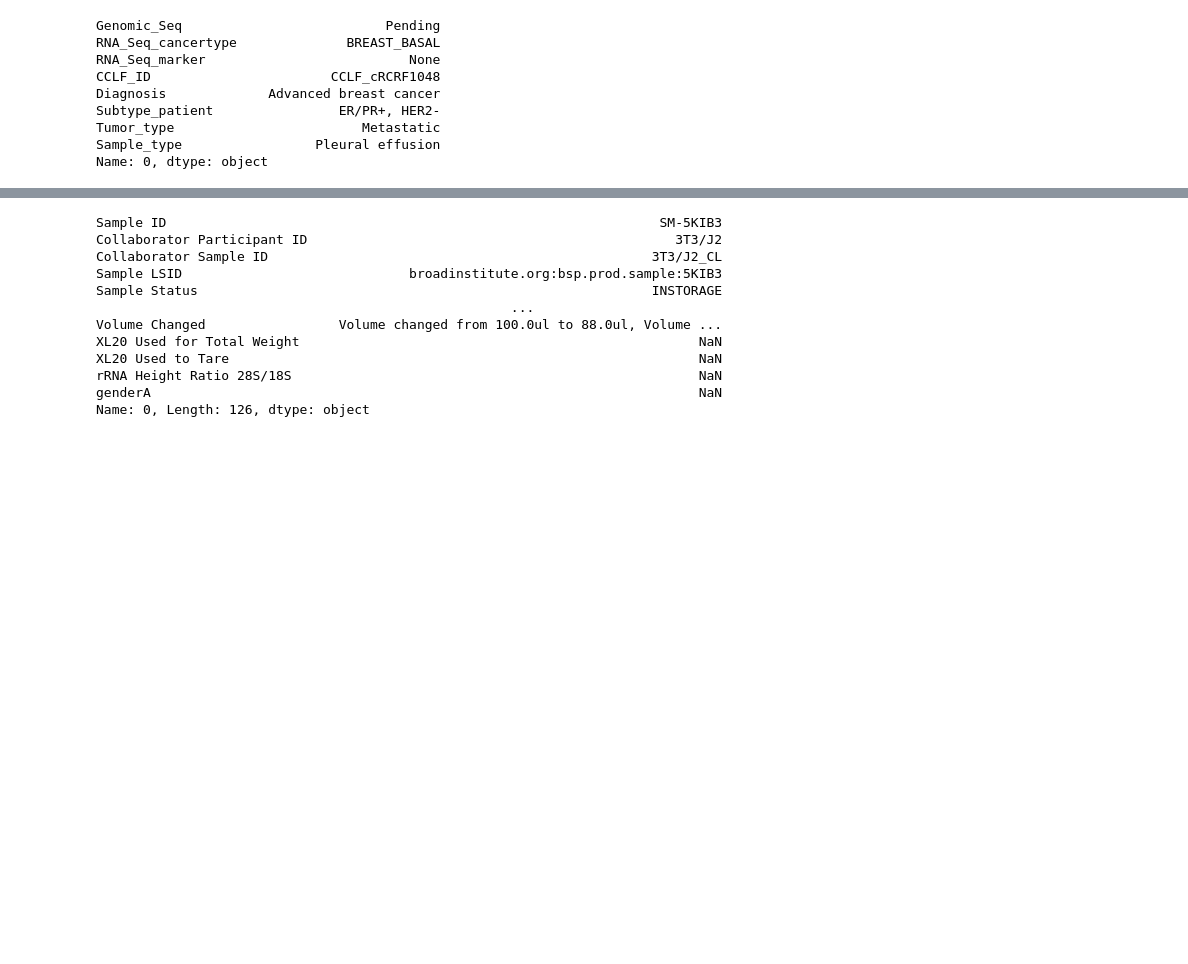
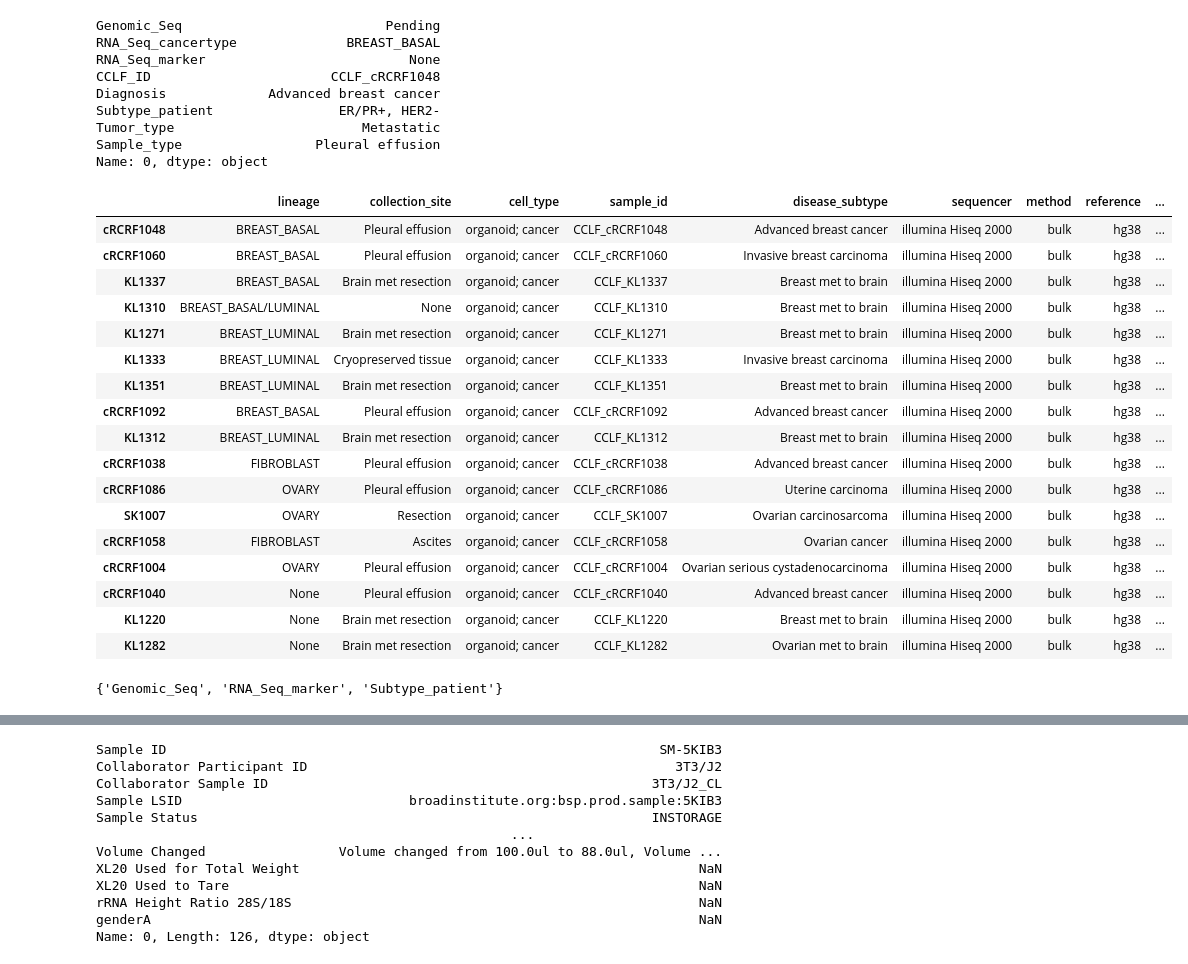
Before and after one commit to broadinstitute/celligner2, a Jupyter notebook: RNA_loading_human.ipynb, the cells around one changed output, grey strips where cells are left out. Drawn from its saved outputs; the diff is of its cells as text; code cells hidden in the pictures; blank space fills up the shorter version.

```diff
--- a/RNA_loading_human.ipynb
+++ b/RNA_loading_human.ipynb
@@ -257,12 +260,39 @@ Subtype_patient                ER/PR+, HER2-
 Tumor_type                        Metastatic
 Sample_type                 Pleural effusion
 Name: 0, dtype: object
+# %%
+cclf_orga_info
+# age, sex, media?
+# %% [output]
+|  | lineage | collection_site | cell_type | sample_id | disease_subtype | sequencer | method | reference | ... |
+| cRCRF1048 | BREAST_BASAL | Pleural effusion | organoid; cancer | CCLF_cRCRF1048 | Advanced breast cancer | illumina Hiseq 2000 | bulk | hg38 | ... |
+| cRCRF1060 | BREAST_BASAL | Pleural effusion | organoid; cancer | CCLF_cRCRF1060 | Invasive breast carcinoma | illumina Hiseq 2000 | bulk | hg38 | ... |
+| KL1337 | BREAST_BASAL | Brain met resection | organoid; cancer | CCLF_KL1337 | Breast met to brain | illumina Hiseq 2000 | bulk | hg38 | ... |
+| KL1310 | BREAST_BASAL/LUMINAL | None | organoid; cancer | CCLF_KL1310 | Breast met to brain | illumina Hiseq 2000 | bulk | hg38 | ... |
+| KL1271 | BREAST_LUMINAL | Brain met resection | organoid; cancer | CCLF_KL1271 | Breast met to brain | illumina Hiseq 2000 | bulk | hg38 | ... |
+| KL1333 | BREAST_LUMINAL | Cryopreserved tissue | organoid; cancer | CCLF_KL1333 | Invasive breast carcinoma | illumina Hiseq 2000 | bulk | hg38 | ... |
+| KL1351 | BREAST_LUMINAL | Brain met resection | organoid; cancer | CCLF_KL1351 | Breast met to brain | illumina Hiseq 2000 | bulk | hg38 | ... |
+| cRCRF1092 | BREAST_BASAL | Pleural effusion | organoid; cancer | CCLF_cRCRF1092 | Advanced breast cancer | illumina Hiseq 2000 | bulk | hg38 | ... |
+| KL1312 | BREAST_LUMINAL | Brain met resection | organoid; cancer | CCLF_KL1312 | Breast met to brain | illumina Hiseq 2000 | bulk | hg38 | ... |
+| cRCRF1038 | FIBROBLAST | Pleural effusion | organoid; cancer | CCLF_cRCRF1038 | Advanced breast cancer | illumina Hiseq 2000 | bulk | hg38 | ... |
+| cRCRF1086 | OVARY | Pleural effusion | organoid; cancer | CCLF_cRCRF1086 | Uterine carcinoma | illumina Hiseq 2000 | bulk | hg38 | ... |
+| SK1007 | OVARY | Resection | organoid; cancer | CCLF_SK1007 | Ovarian carcinosarcoma | illumina Hiseq 2000 | bulk | hg38 | ... |
+| cRCRF1058 | FIBROBLAST | Ascites | organoid; cancer | CCLF_cRCRF1058 | Ovarian cancer | illumina Hiseq 2000 | bulk | hg38 | ... |
+| cRCRF1004 | OVARY | Pleural effusion | organoid; cancer | CCLF_cRCRF1004 | Ovarian serious cystadenocarcinoma | illumina Hiseq 2000 | bulk | hg38 | ... |
+| cRCRF1040 | None | Pleural effusion | organoid; cancer | CCLF_cRCRF1040 | Advanced breast cancer | illumina Hiseq 2000 | bulk | hg38 | ... |
+| KL1220 | None | Brain met resection | organoid; cancer | CCLF_KL1220 | Breast met to brain | illumina Hiseq 2000 | bulk | hg38 | ... |
+| KL1282 | None | Brain met resection | organoid; cancer | CCLF_KL1282 | Ovarian met to brain | illumina Hiseq 2000 | bulk | hg38 | ... |
 # %%
-cclf_orga_info = cclf_orga_info.rename(columns=rename)
+cclf_orga_info = cclf_orga_info.rename(columns={**rename, **{"Sample_type": "collection_site"}})
+print(set(cclf_orga_info.columns)-set(rename.values()))
 cclf_orga_info = cclf_orga_info[set(rename.values()) & set(cclf_orga_info.columns)]
 cclf_orga_rnaseq = tc.get(name='cclf-organoids-c23d', version=1, file='cclf_orga_rnaseq').T # 40,000x24
 cclf_orga_info.index = [i.split("_")[1] for i in cclf_orga_info.sample_id]
 cclf_orga_rnaseq.index = [i.split('_')[0][:-1] for i in cclf_orga_rnaseq.index]
+
+cclf_orga_rnaseq.columns = [i.split('.')[0] for i in cclf_orga_rnaseq.columns]
+# %% [output]
+{'Genomic_Seq', 'RNA_Seq_marker', 'Subtype_patient'}
 # %%
 cclf_orga_info['sequencer'] = "illumina Hiseq 2000"
 cclf_orga_info['method'] = "bulk"
```
Also changed, not shown: parts of 159 cells of this notebook.
